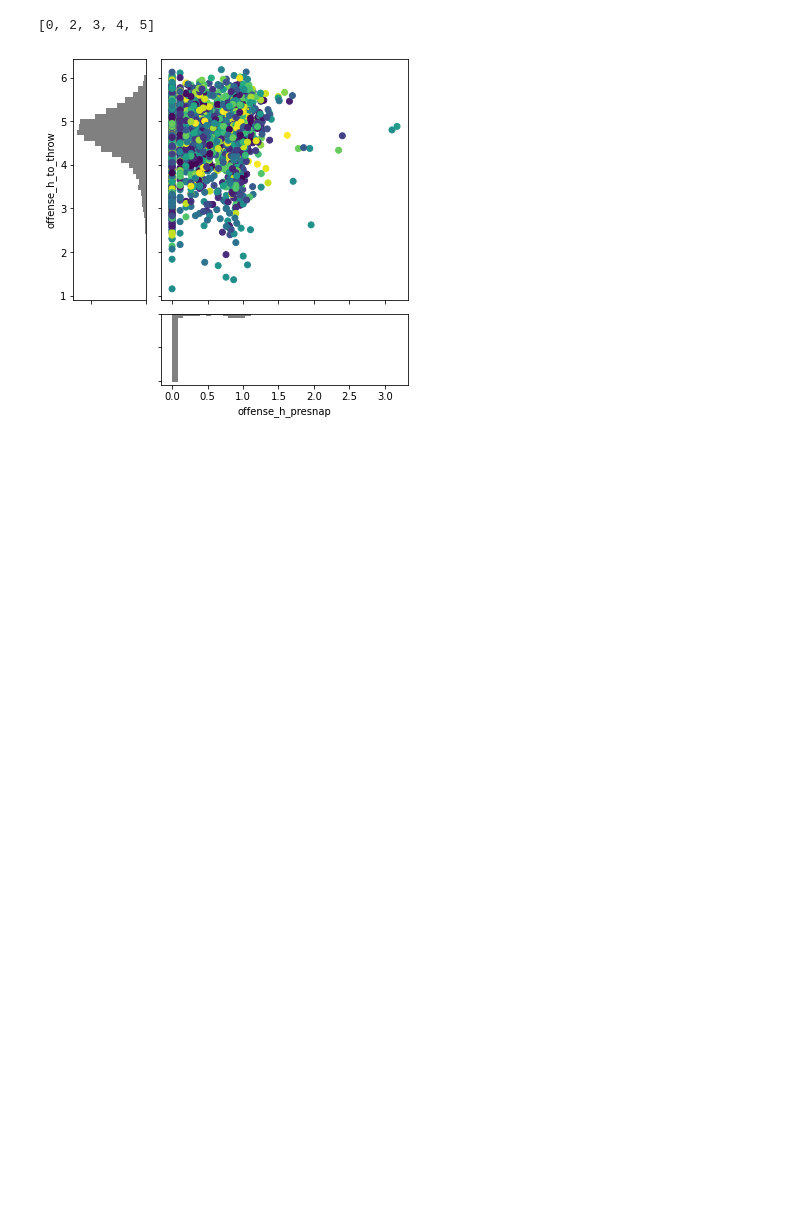
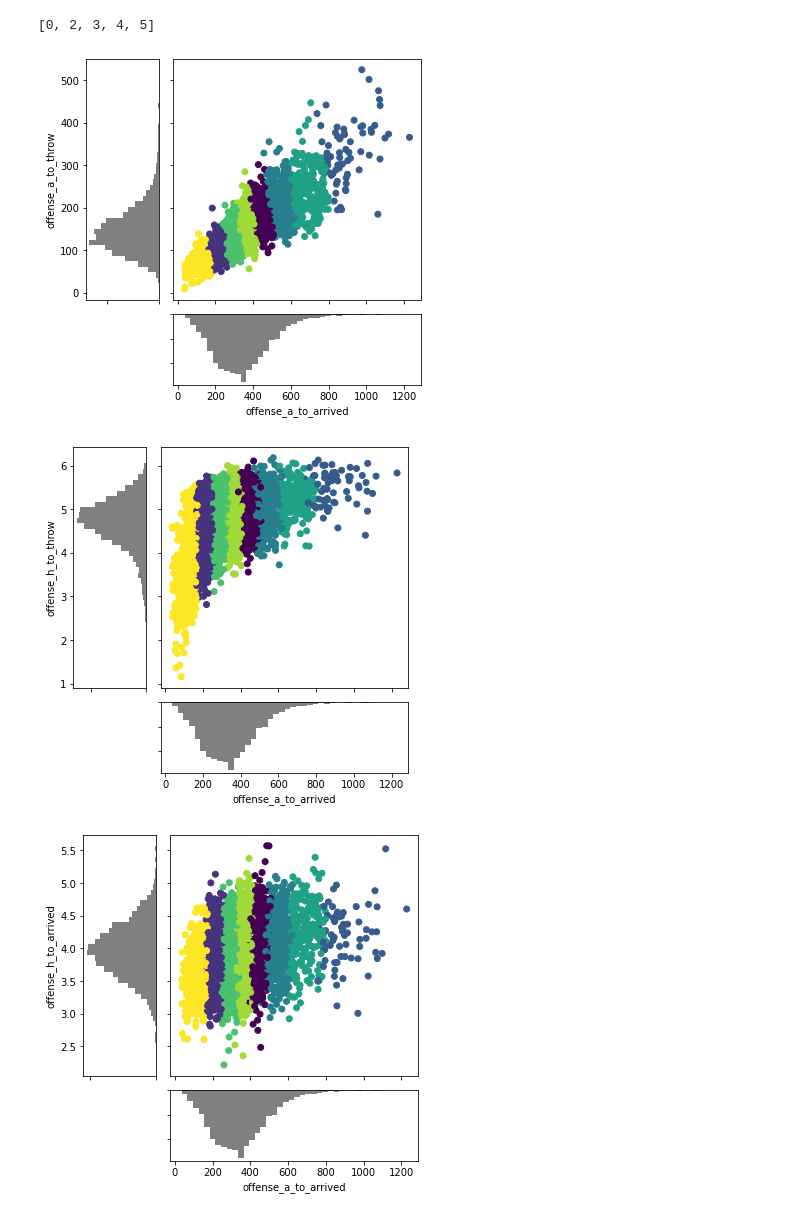
Before and after one commit to sskett/cosc301, a Jupyter notebook: clustering.ipynb, the cells around one changed output. Saved outputs shown, nothing was run; the diff lists cells and outputs as text; code cells hidden in the pictures; blank space fills up the shorter version.

Commit message:
Completed prob density plotting

```diff
--- a/clustering.ipynb
+++ b/clustering.ipynb
@@ -534,7 +530,15 @@ def plot_relationship(df, xcol, ycol, labels):
     y_hist.invert_xaxis()
     y_hist.set_ylabel(ycol)
 # %%
-df_columns = df.drop(['gameId', 'playId', 'clusters_agg'], axis=1).columns.tolist()
-plot_relationship(df, df_columns[0], df_columns[1], model.labels_)
+df_columns = df.drop(['gameId', 'playId', 'clusters_agg', 'clusters_kmeans', 'HITCH', 'OUT', 'FLAT', 'CROSS', 'GO', 'SLANT', 'SCREEN', 'CORNER',
+       'IN', 'ANGLE', 'POST', 'WHEEL'], axis=1).columns.tolist()
+#for subset in combinations(df_columns, 2):
+    #plot_relationship(df, subset[0], subset[1], df['clusters_kmeans'])
-# %% [output]
-[figure, removed]
+# %%
+df_columns = df_scaled[['offense_a_to_arrived', 'offense_a_to_throw', 'offense_h_to_throw', 'offense_h_to_arrived', 'offense_v_to_throw']].columns.tolist()
+for subset in combinations(df_columns, 2):
+    plot_relationship(df, subset[0], subset[1], df['clusters_kmeans'])
+# %% [output]
+[figure, added]
+[figure, added]
+[figure, added]
```
Also changed, not shown: parts of 24 cells of this notebook, 1 other file.
